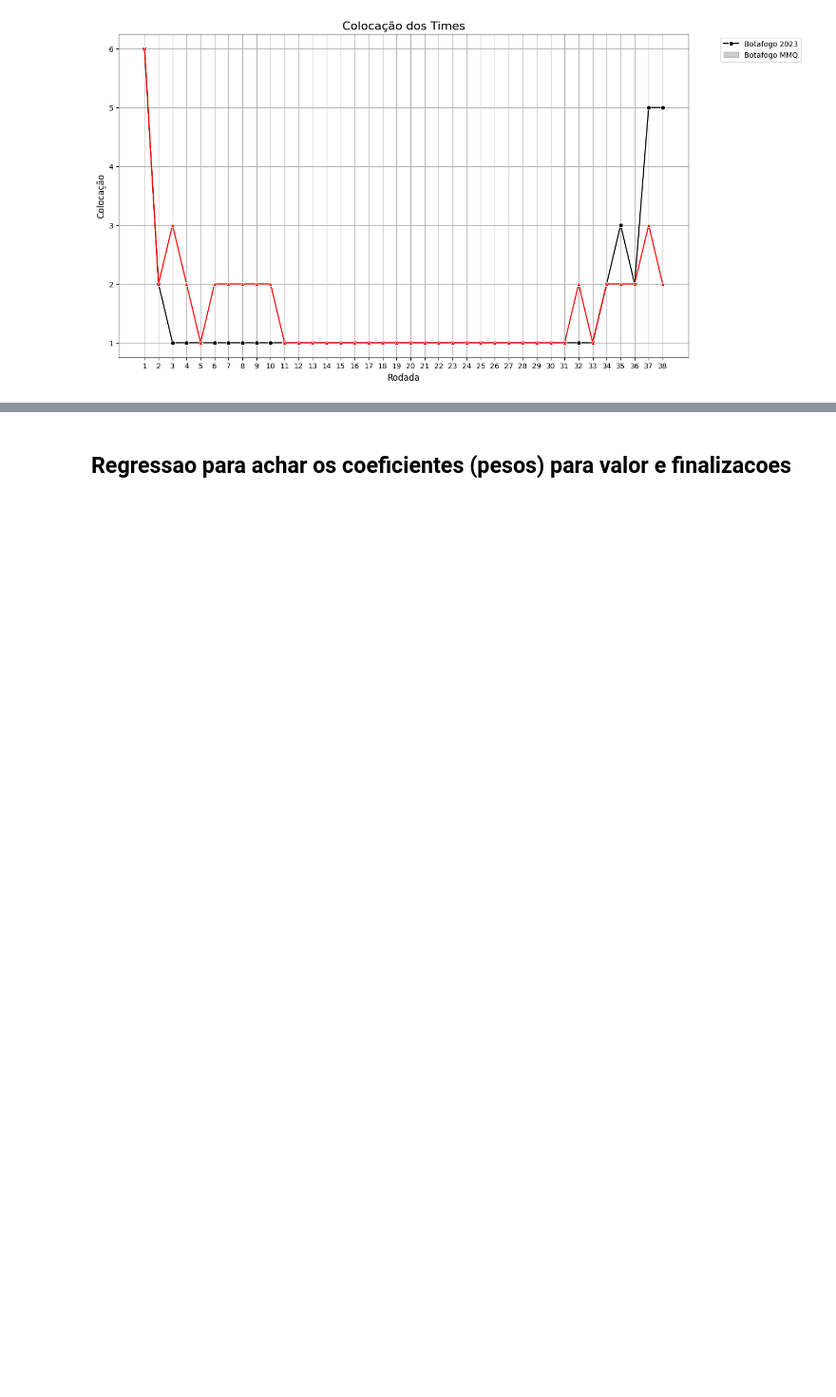
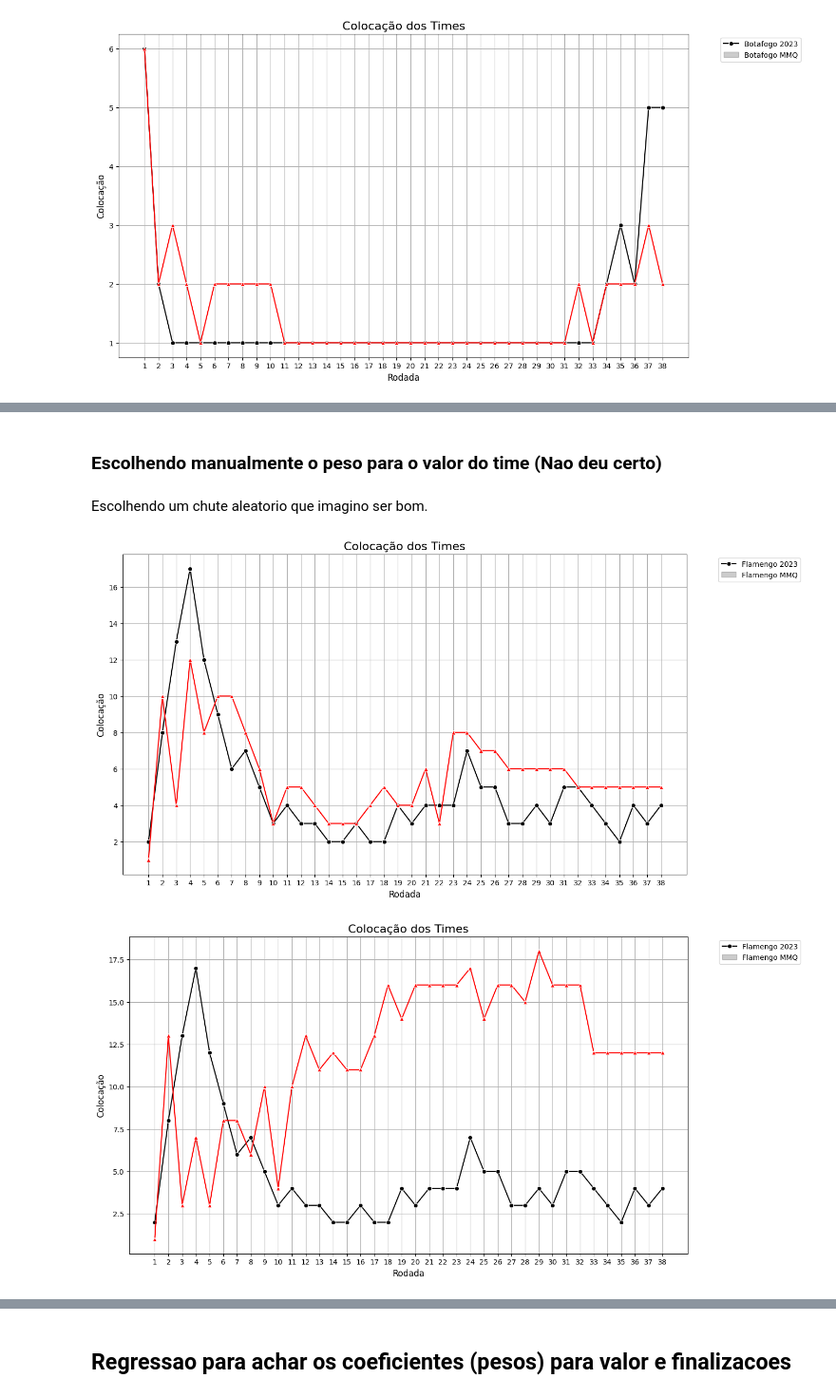
Before and after one commit to gbmartins9/Ranking-Brasileirao-CoCADa, a Jupyter notebook: cocada.ipynb, the cells around one changed output, grey strips where cells are left out. Shown at 95% size. Saved outputs shown, nothing was run; the diff lists cells and outputs as text; code cells hidden in the pictures; blank space fills up the shorter version.

```diff
--- a/cocada.ipynb
+++ b/cocada.ipynb
@@ -374,0 +618,11 @@ Melhor Peso: 1.0, Menor Erro: 1216.0
+# %% [markdown]
+### Escolhendo manualmente o peso para o valor do time (Nao deu certo)
+# %% [markdown]
+Escolhendo um chute aleatorio que imagino ser bom.
+# %%
+df_peso_valor = rodadas_mmq(df, times, 1, 0.00001)
+plot_rodadas("Flamengo", df_ranking, df_peso_gol_fora, 38)
+plot_rodadas("Flamengo", df_ranking, df_peso_valor, 38)
+# %% [output]
+[figure, added]
+[figure, added]
```
Also changed, not shown: parts of 63 cells of this notebook.
